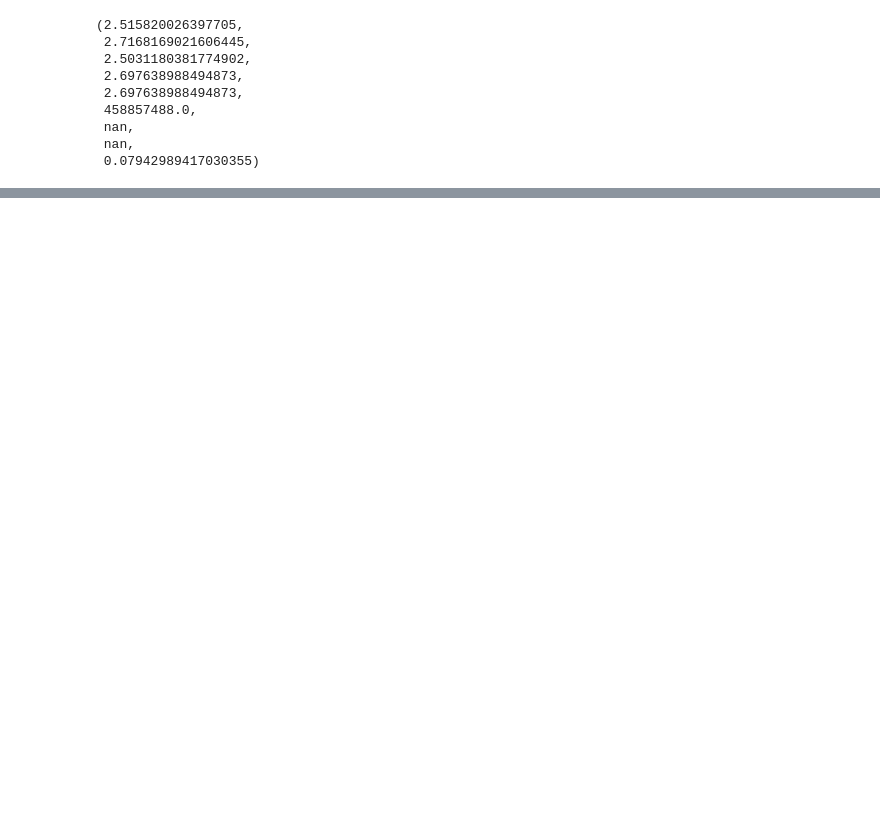
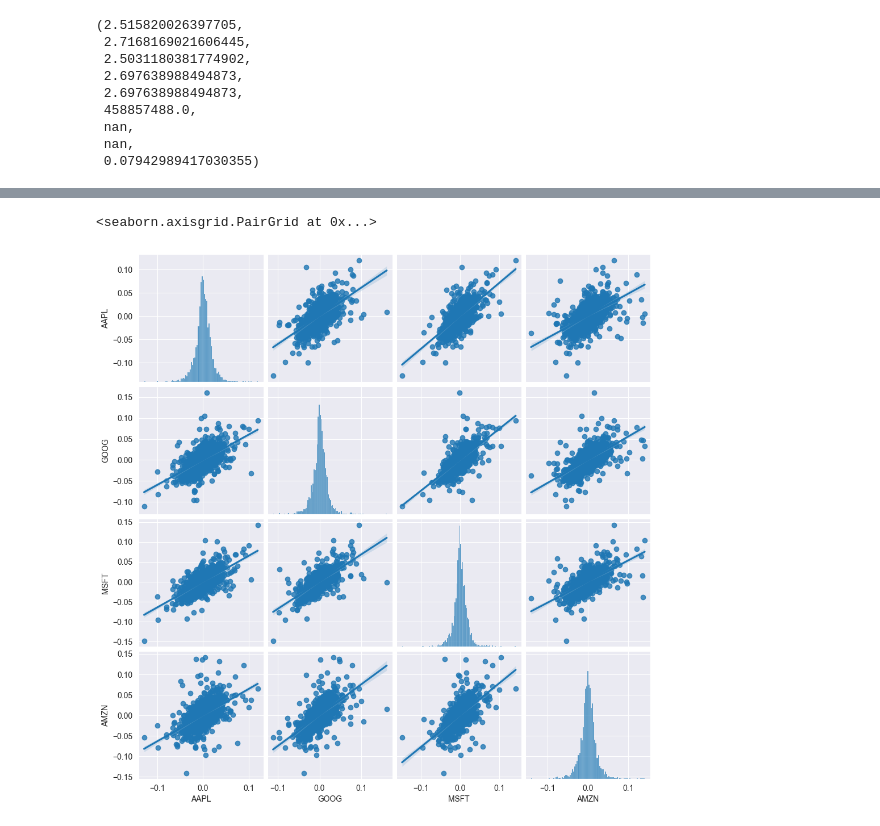
Before and after one commit to aleksandra0014/stock-market-prediction, a Jupyter notebook: analysis.ipynb, the cells around one changed output, grey strips where cells are left out. Cells and saved outputs as stored; diff of their text form; code cells hidden in the pictures; blank space fills up the shorter version.

```diff
--- a/analysis.ipynb
+++ b/analysis.ipynb
@@ -389,0 +509,5 @@ model.save("Latest_stock_price_model.keras")
+# %%
+sns.pairplot(df_cp, kind='reg')
+# %% [output]
+<seaborn.axisgrid.PairGrid at 0x...>
+[figure, added]
```
Also changed, not shown: parts of 40 cells of this notebook.
